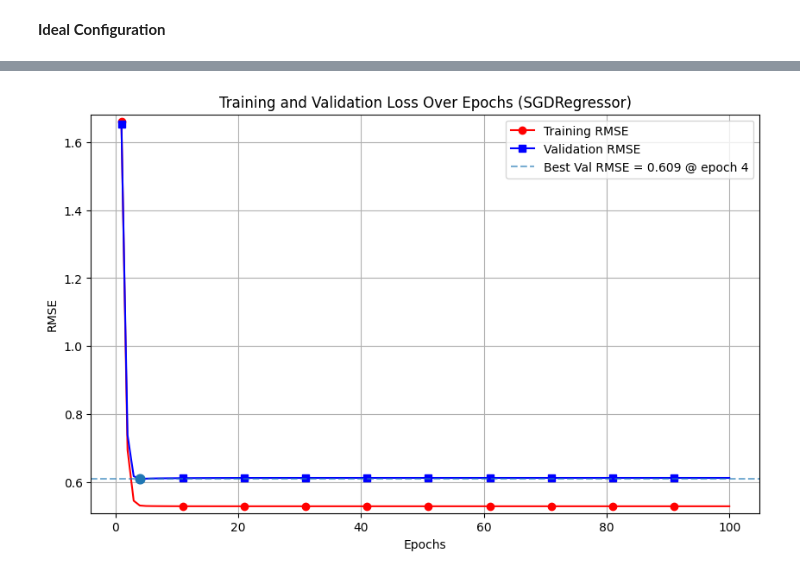
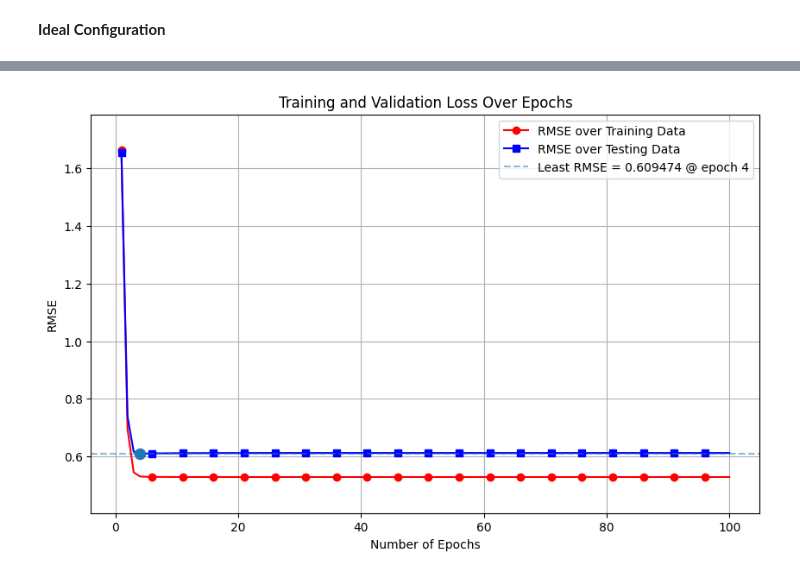
Before and after one commit to dhrvgpta/regression, a Jupyter notebook: linear_regression.ipynb, the cells around one changed output, grey strips where cells are left out. Cells and saved outputs as stored; diff of their text form; code cells hidden in the pictures.

```diff
--- a/linear_regression.ipynb
+++ b/linear_regression.ipynb
@@ -85,3 +32,6 @@ plot.show()
+# %%
+features_training = training_data.drop(label_key, axis=1)
+label_training = training_data[label_key]
 # %% [markdown]
 ## **Closed-Form Solution**
 # %%
@@ -189,6 +132,6 @@ display(results)
 # %% [markdown]
 **Ideal Configuration**
 # %%
-config = results.iloc[0]
-print(config)
+optimal_configuration = results.iloc[0]
+print(optimal_configuration)
 # %% [output]
@@ -203,52 +144,63 @@ Cross-validating Ridge, Lasso, and Elastic Net penalties over multiple alpha val
 # %%
-X_train_train, X_train_validate, y_train_train, y_train_val = train_test_split(
-    X_train, y_train, test_size=0.2, random_state=random_state
+X_training, X_testing, y_training, y_testing = train_test_split(
+    features_training, label_training, test_size=0.2, random_state=random_state
 )
-X_train_train = preprocessing_pipeline.fit_transform(X_train_train)
-X_train_validate   = preprocessing_pipeline.transform(X_train_validate)
+
+X_training = preprocessing_pipeline.fit_transform(X_training)
+X_testing   = preprocessing_pipeline.transform(X_testing)
 
 model = SGDRegressor(
-    penalty=config['Penalty'],
-    alpha=config['Alpha'],
-    eta0=config['Learning Rate'],
-    learning_rate="constant",
+    penalty=optimal_configuration['Penalty'],
+    alpha=optimal_configuration['Alpha'],
+    eta0=optimal_configuration['Learning Rate'],
+    learning_rate='constant',
     shuffle=True,
     tol=None,
     max_iter=1,
     warm_start=True,
     random_state=random_state
 )
 
+errors_training, errors_testing = [], []
+least_rmse = float('inf')
+minimum_epochs = None
 epochs_count = 100
-train_errors, val_errors = [], []
-least_validate_rmse, significant_epochs = float("inf"), None
 
-for ep in range(1, epochs_count + 1):
-    model.fit(X_train_train, y_train_train)
-    predict_train = model.predict(X_train_train)
-    predict_validate = model.predict(X_train_validate)
+for epoch in range(1, epochs_count + 1):
 
-    predict_train_rmse = root_mean_squared_error(y_train_train, predict_train)
-    predict_validate_rmse = root_mean_squared_error(y_train_val,   predict_validate)
-    train_errors.append(predict_train_rmse)
-    val_errors.append(predict_validate_rmse)
+    model.fit(X_training, y_training)
 
-    if predict_validate_rmse < least_validate_rmse:
-        least_validate_rmse, significant_epochs = predict_validate_rmse, ep
+    predictions_training = model.predict(X_training)
+    predictions_testing = model.predict(X_testing)
+
+    error_training = root_mean_squared_error(y_training, predictions_training)
+    error_testing = root_mean_squared_error(y_testing, predictions_testing)
+
+    errors_training.append(error_training)
+    errors_testing.append(error_testing)
+
+    if error_testing < least_rmse:
+        least_rmse, minimum_epochs = error_testing, epoch
+
 
 plot.figure(figsize=(10, 6))
-xs = range(1, epochs_count + 1)
-plot.plot(xs, train_errors, "r-", marker="o", markevery=10, label="Training RMSE")
-plot.plot(xs, val_errors,   "b-", marker="s", markevery=10, label="Validation RMSE")
-plot.axhline(least_validate_rmse, ls="--", alpha=0.6, label=f"Best Val RMSE = {least_validate_rmse:.3f} @ epoch {significant_epochs}")
-plot.scatter([significant_epochs], [least_validate_rmse], s=60, zorder=5)
 
-plot.xlabel("Epochs")
-plot.ylabel("RMSE")
-plot.title("Training and Validation Loss Over Epochs (SGDRegressor)")
+x_axis = range(1, epochs_count + 1)
+plot.plot(x_axis, errors_training, 'r-', marker='o', markevery=5, label = 'RMSE over Training Data')
+plot.plot(x_axis, errors_testing,   'b-', marker='s', markevery=5, label = 'RMSE over Testing Data')
+
+buffer = 0.125
+plot.ylim(min(errors_training + errors_testing) - buffer, max(errors_training + errors_testing) + buffer)
+
+plot.axhline(least_rmse, ls='--', alpha=0.5, label=f'Least RMSE = {least_rmse:4f} @ epoch {minimum_epochs}')
+plot.scatter([minimum_epochs], [least_rmse], s=75, zorder=2)
+
+plot.xlabel('Number of Epochs')
+plot.ylabel('RMSE')
+
+plot.title('Training and Validation Loss Over Epochs')
 plot.grid(True)
 plot.legend()
-plot.ylim(min(train_errors + val_errors) - 0.02, max(train_errors + val_errors) + 0.02)
 plot.show()
 # %% [output]
-[figure, old version]
+[figure, new version]
```
Also changed, not shown: parts of 25 cells of this notebook, 3 other files.
